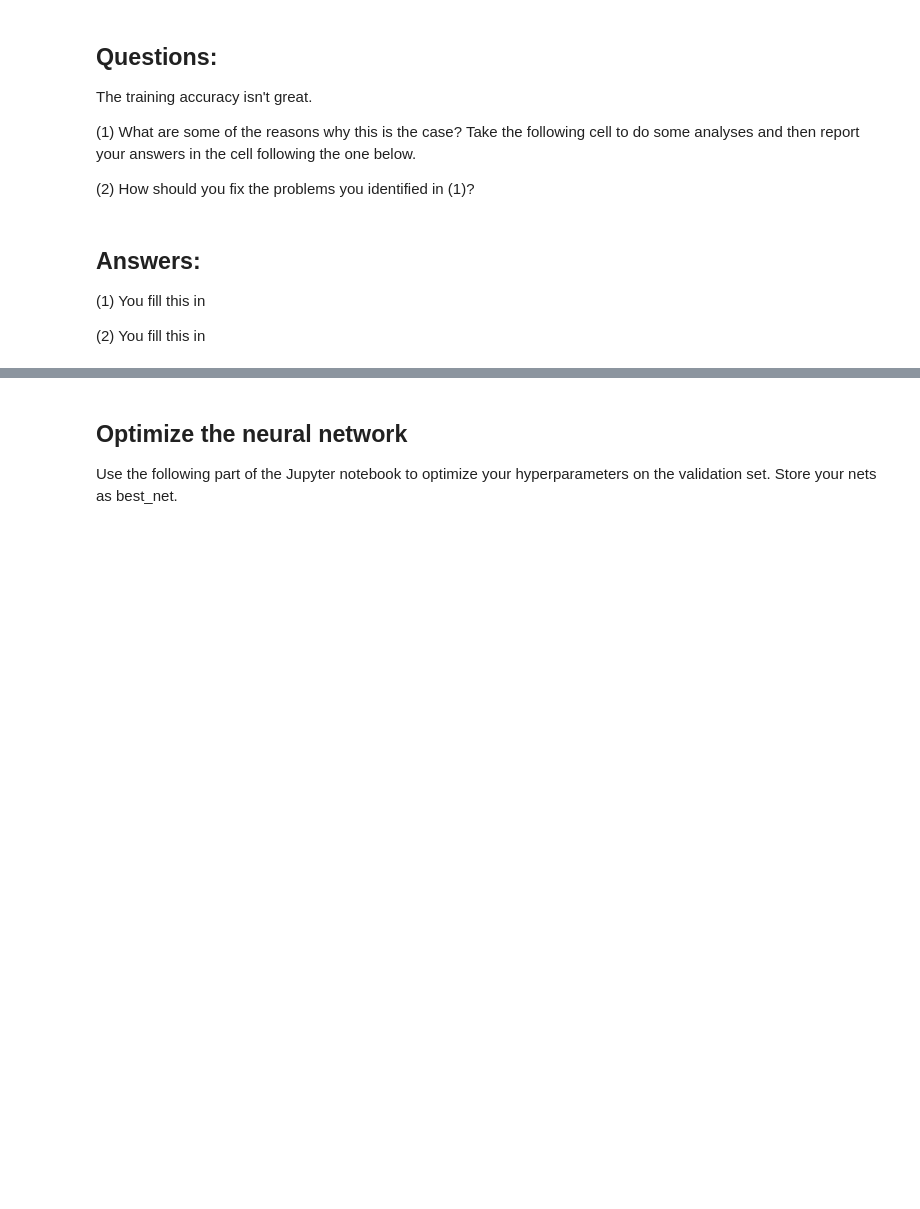
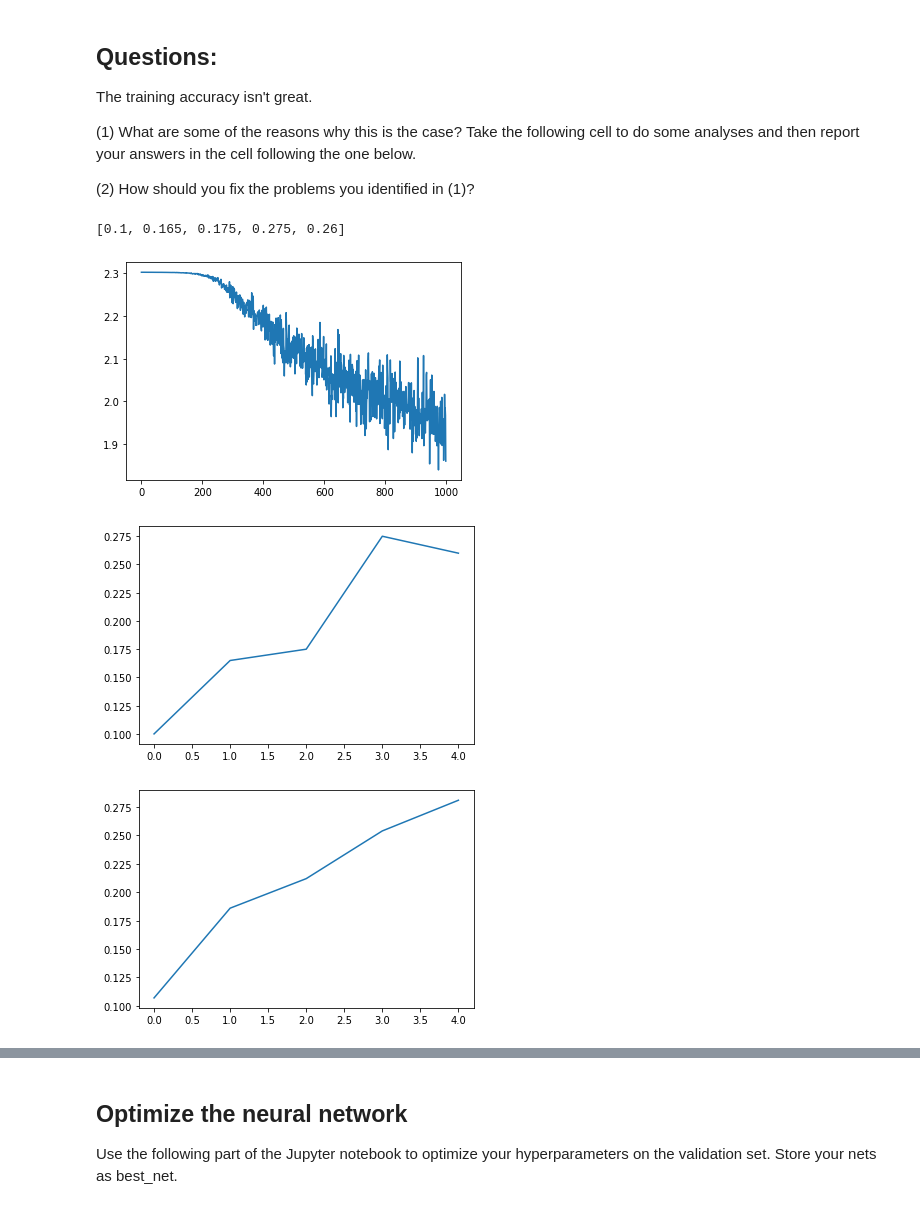
Before and after one commit to tambulkar/ECE_C147, a Jupyter notebook: hw3/two_layer_nn.ipynb, the cells around one changed output, grey strips where cells are left out. Saved outputs shown, nothing was run; the diff lists cells and outputs as text; code cells hidden in the pictures; blank space fills up the shorter version.

```diff
--- a/hw3/two_layer_nn.ipynb
+++ b/hw3/two_layer_nn.ipynb
@@ -133,7 +163,7 @@ def get_CIFAR10_data(num_training=49000, num_validation=1000, num_test=1000):
     we used for the SVM, but condensed to a single function.
     """
     # Load the raw CIFAR-10 data
-    cifar10_dir = 'cs231n/datasets/cifar-10-batches-py'
+    cifar10_dir = '../cifar-10-batches-py'
     X_train, y_train, X_test, y_test = load_CIFAR10(cifar10_dir)
 
     # Subsample the data
@@ -201,22 +250,26 @@ The training accuracy isn't great.
 (2) How should you fix the problems you identified in (1)?
 # %%
 stats['train_acc_history']
+# %% [output]
+[0.1, 0.165, 0.175, 0.275, 0.26]
 # %%
 # ================================================================ #
 # YOUR CODE HERE:
 #   Do some debugging to gain some insight into why the optimization
 #   isn't great.
 # ================================================================ #
 
 # Plot the loss function and train / validation accuracies
-
-pass
+plt.plot(stats["loss_history"])
+plt.show()
+plt.plot(stats["train_acc_history"])
+plt.show()
+plt.plot(stats["val_acc_history"])
+plt.show()
 # ================================================================ #
 # END YOUR CODE HERE
 # ================================================================ #
+# %% [output]
+[figure, added]
+[figure, added]
+[figure, added]
-# %% [markdown]
-## Answers:
-
-(1) You fill this in
-
-(2) You fill this in
```
Also changed, not shown: parts of 13 cells of this notebook, 8 other files.
